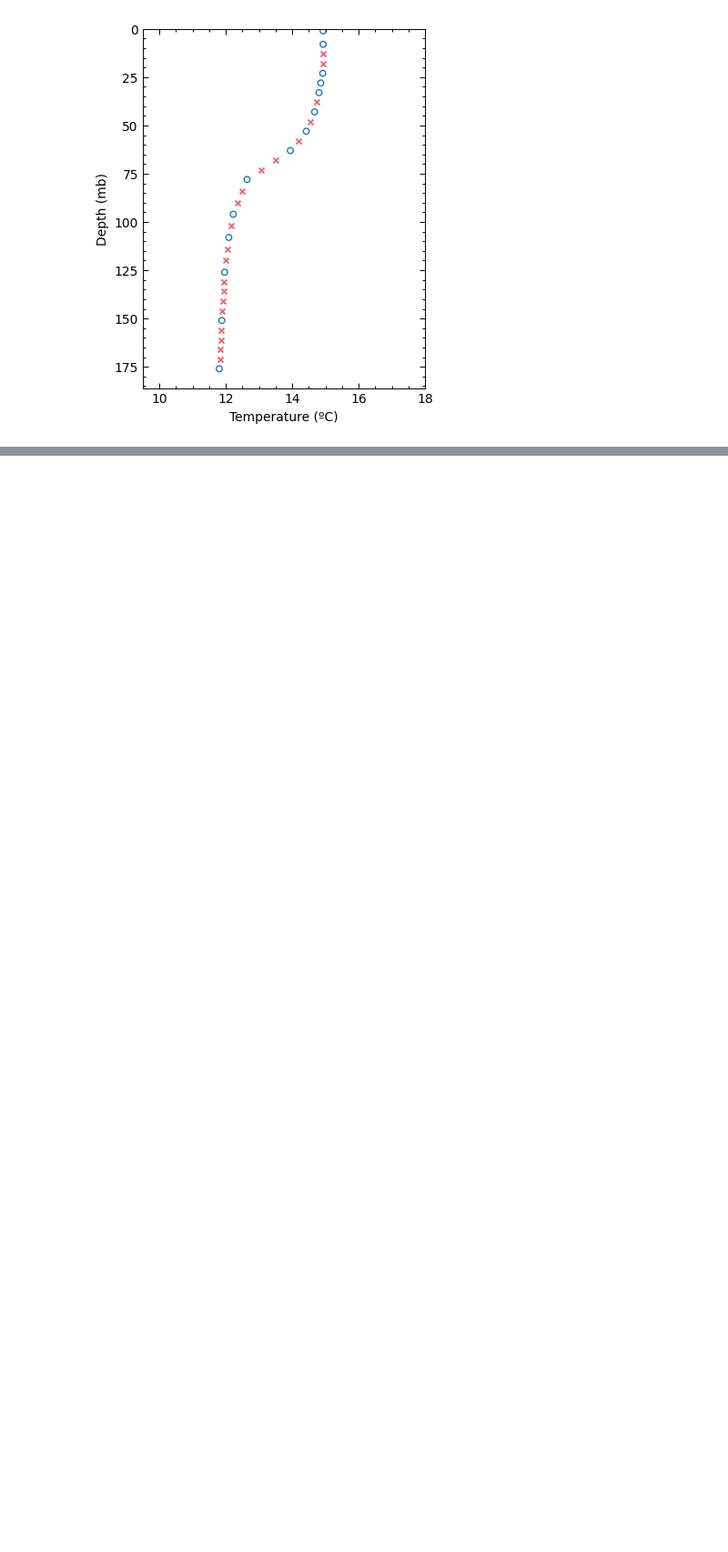
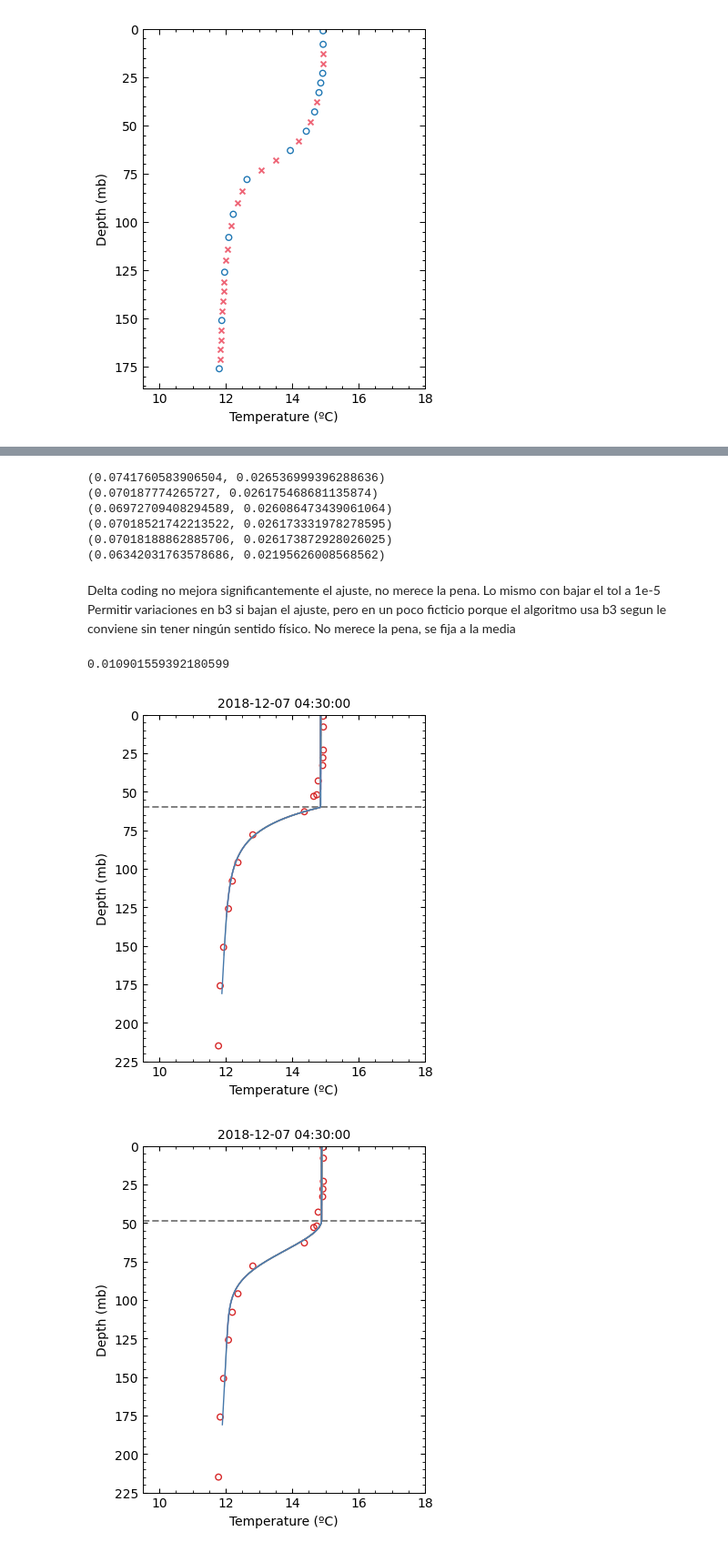
Before and after one commit to manufrn/TFG, a Jupyter notebook: notebooks/Compare_different_SHDRs.ipynb, the cells around one changed output, grey strips where cells are left out. Shown at 91% size. Drawn from its saved outputs; the diff is of its cells as text; code cells hidden in the pictures; blank space fills up the shorter version.

```diff
--- a/notebooks/Compare_different_SHDRs.ipynb
+++ b/notebooks/Compare_different_SHDRs.ipynb
@@ -288,0 +283,35 @@ plot_interpolation(z, y, z_int_good, y_int_good)
+# %%
+df_c = load_SHDR_fit('SHDR_trials/test_1_temporary_final_c.csv')
+df_ci = load_SHDR_fit('SHDR_trials/test_1_temporary_final_ci.csv')
+df_cistd = load_SHDR_fit('SHDR_trials/test_1_temporary_final_cistd.csv')
+df_citol = load_SHDR_fit('SHDR_trials/test_1_temporary_final_citol.csv')
+df_cid = load_SHDR_fit('SHDR_trials/test_1_temporary_final_cid.csv')
+df_cilin = load_SHDR_fit('SHDR_trials/test_1_temporary_final_cilin.csv')
+# %%
+print(mean_and_std(df_c, 'em'))
+print(mean_and_std(df_ci, 'em'))
+print(mean_and_std(df_cistd, 'em'))
+print(mean_and_std(df_citol, 'em'))
+print(mean_and_std(df_cid, 'em'))
+print(mean_and_std(df_cilin, 'em'))
+# %% [output]
+(0.0741760583906504, 0.026536999396288636)
+(0.070187774265727, 0.026175468681135874)
+(0.06972709408294589, 0.026086473439061064)
+(0.07018521742213522, 0.026173331978278595)
+(0.07018188862885706, 0.026173872928026025)
+(0.06342031763578686, 0.02195626008568562)
+# %% [markdown]
+Delta coding no mejora significantemente el ajuste, no merece la pena.
+Lo mismo con bajar el tol a 1e-5
+Permitir variaciones en b3 si bajan el ajuste, pero en un poco ficticio porque el algoritmo usa b3 segun le conviene sin tener ningún sentido físico. No merece la pena, se fija a la media
+# %%
+print(max(df_citol['em'] - df_ci['em']))
+# %% [output]
+0.010901559392180599
+# %%
+plot_profile_fit(df_c, temp, pres, 9000)
+plot_profile_fit(df_ci, temp, pres, 9000)
+# %% [output]
+[figure, added]
+[figure, added]
```
Also changed, not shown: parts of 17 cells of this notebook, 16 other files.
